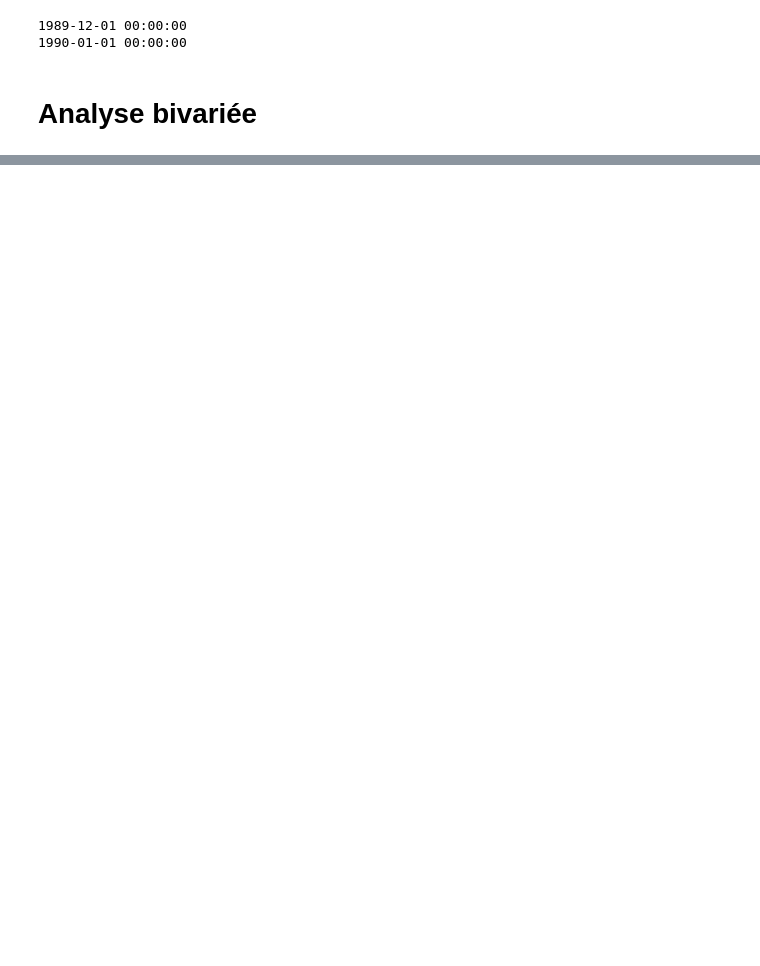
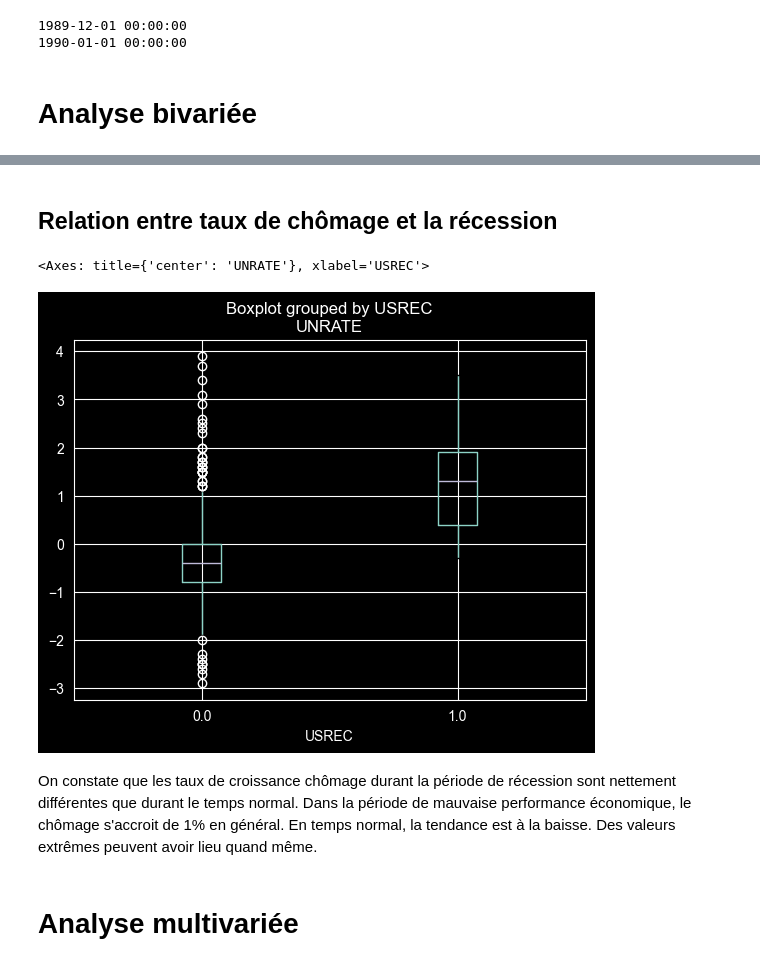
Before and after one commit to MitaDataAI/Explainable_AI_Forecast_and_explain_the_Unemployment_of_USA, a Jupyter notebook: 3_notebook/2_Exploration.ipynb, the cells around one changed output, grey strips where cells are left out. Saved outputs shown, nothing was run; the diff lists cells and outputs as text; code cells hidden in the pictures; blank space fills up the shorter version.

```diff
--- a/3_notebook/2_Exploration.ipynb
+++ b/3_notebook/2_Exploration.ipynb
@@ -98,0 +112,11 @@ plt.show()
+# %% [markdown]
+## Relation entre taux de chômage et la récession
+# %%
+df_train.boxplot("UNRATE", by="USREC")
+# %% [output]
+<Axes: title={'center': 'UNRATE'}, xlabel='USREC'>
+[figure, added]
+# %% [markdown]
+On constate que les taux de croissance chômage durant la période de récession sont nettement différentes que durant le temps normal. Dans la période de mauvaise performance économique, le chômage s'accroit de 1% en général. En temps normal, la tendance est à la baisse. Des valeurs extrêmes peuvent avoir lieu quand même.
+# %% [markdown]
+# Analyse multivariée
```
Also changed, not shown: parts of 14 cells of this notebook, 2 other files.
